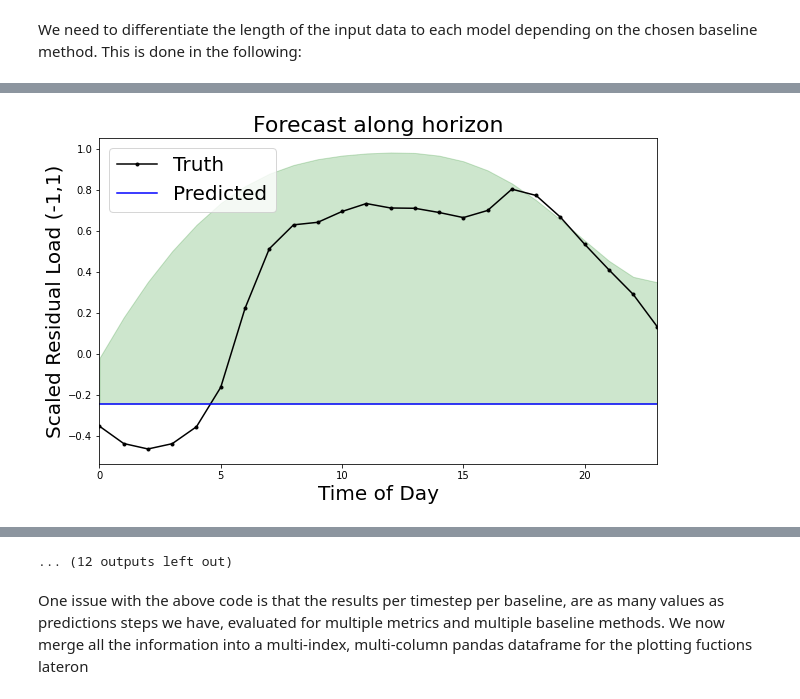
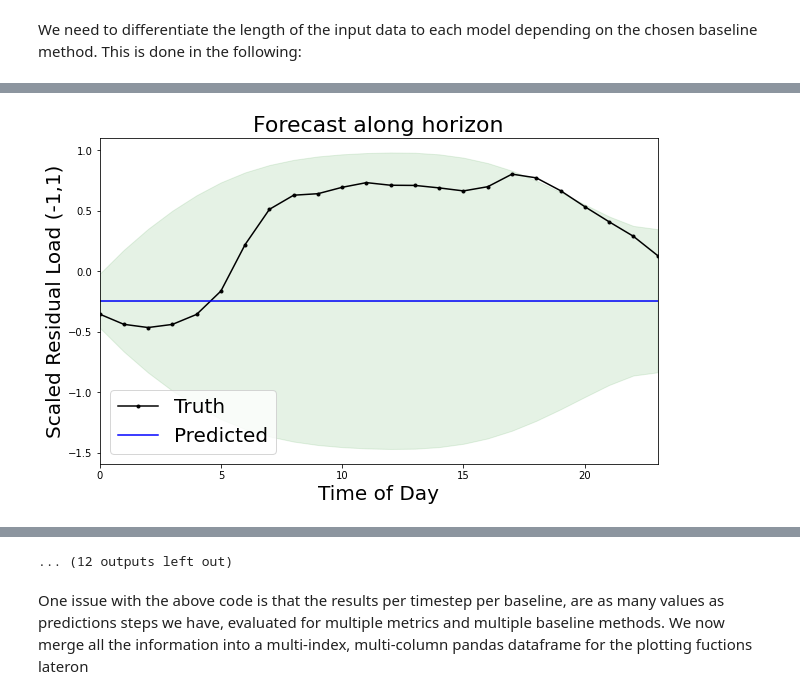
Before and after one commit to sogno-platform/proloaf, a Jupyter notebook: notebooks/Train and Benchmark Models.ipynb, the cells around one changed output, grey strips where cells are left out. Saved outputs shown, nothing was run; the diff lists cells and outputs as text; code cells hidden in the pictures.

Commit message:
fixed error in upper and lower bounds
Signed-off-by: Gonca Gürses-Tran <gguerses@eonerc.rwth-aachen.de>

```diff
--- a/notebooks/Train and Benchmark Models.ipynb
+++ b/notebooks/Train and Benchmark Models.ipynb
@@ -38,7 +38,7 @@ if not os.path.exists(OUTDIR):
     os.makedirs(OUTDIR)
 
 SCALE_DATA = True
-LIMIT_HISTORY = PAR["history_horizon"]
+LIMIT_HISTORY = 365
 SLIDING_WINDOW = 1
 DAY_FIRST = True
 ORDER = (3, 1, 0)
@@ -252,7 +267,7 @@ if sarima_model == None:
         lag=PERIODICITY*SEASONALITY,
         m=SEASONALITY,
         train_limit=LIMIT_HISTORY,
-        grid_search = PAR['exploration']
+        grid_search = True
     )
 else: logger.info("Loaded existing fitted SARIMA model from {!s}".format(OUTDIR))
 baselines.save_baseline(OUTDIR, sarima_model, name='SARIMA', save_predictions=False)
@@ -400,23 +452,23 @@ Last but not least we add one baseline method from the econometrics field that i
 #GARCH
 mean = None
 p = 1
-q = 1
+q = 2
 # e.g. Garch (p'=1,q'=1) has the Arch order 1(past residuals squared) and the Garch order 1(past variance:=sigma^2)
 # in comparison, ARMA (p=1,p=1) has AR order 1(past observations) and MA order 1(past residuals)
-# --> this is why we just use the computed mean by sarimax (called SARIMAX_expected_values here)
+# --> this is why we just use the computed mean by sarimax (called SARIMA_expected_values here)
 # why not more than one Garch component? when forecasting market returns e.g.,
 # all the effects of conditional variance of t-2 are contained in the conditional variance t-1
 # p: is arch order and q ist garch order
-# arch component is nearly equivalent to the MA component of SARIMAX_expected_values here --> p' = q
-# garch component is nearly equivalent to the AR component of SARIMAX -->q'= p
-mean = SARIMAX_expected_values
+# arch component is nearly equivalent to the MA component of SARIMA_expected_values here --> p' = q
+# garch component is nearly equivalent to the AR component of SARIMA -->q'= p
+mean = SARIMA_expected_values
 GARCH_expected_values, GARCH_y_pred_upper, GARCH_y_pred_lower = \
     baselines.GARCH_predictioninterval(df_train[target], df_val[target], PAR['forecast_horizon'],
                                        mean_forecast=mean, p=p, q=q, alpha=ALPHA, limit_steps=NUM_PRED,
                                        periodicity=PERIODICITY)
-mean_forecast.append(mean)
-upper_PI.append(GARCH_y_pred_upper)
-lower_PI.append(GARCH_y_pred_lower)
+mean_forecast.append(mean[PAR['history_horizon']:])
+upper_PI.append(GARCH_y_pred_upper[PAR['history_horizon']:])
+lower_PI.append(GARCH_y_pred_lower[PAR['history_horizon']:])
 baseline_method.append('garch')
 # %% [output]
 Train a General autoregressive conditional heteroeskedasticity (GARCH) model...
@@ -516,54 +538,25 @@ for i, mean in enumerate(mean_forecast):
     if mean is None:
         # skip if no mean prediciton
         continue
-    print(f"{mean = }")
-    print(f"{y_val_1D = }")
-    if len(mean) - PAR["forecast_horizon"] == len(y_val_1D):
-        (
-            results[baseline_method[i]],
-            results_per_timestep[baseline_method[i]],
-            results_per_sample[i],
-            true_values[i],
-            forecasts[i],
-            upper_limits[i],
-            lower_limits[i],
-        ) = baselines.eval_forecast(
-            config=PAR,
-            forecasts=mean[
-                PAR["forecast_horizon"] : PAR["forecast_horizon"] + NUM_PRED
-            ],
-            endog_val=y_val_1D[:NUM_PRED, :],
-            upper_limits=upper_PI[i][
-                PAR["forecast_horizon"] : PAR["forecast_horizon"] + NUM_PRED, :
-            ],
-            lower_limits=lower_PI[i][
-                PAR["forecast_horizon"] : PAR["forecast_horizon"] + NUM_PRED, :
-            ],
-            path=OUTDIR,
-            model_name="test" + baseline_method[i],
-            analyzed_metrics_avg=analyzed_metrics_avg,
-            analyzed_metrics_sample=analyzed_metrics_sample,
-            analyzed_metrics_timesteps=analyzed_metrics_ts,
-        )
-    else:
-        (
-            results[baseline_method[i]],
-            results_per_timestep[baseline_method[i]],
-            results_per_sample[i],
-            true_values[i],
-            forecasts[i],
-            upper_limits[i],
-            lower_limits[i],
-        ) = baselines.eval_forecast(
-            config=PAR,
-            forecasts=mean[:NUM_PRED],
-            endog_val=y_val_1D[:NUM_PRED, :],
-            upper_limits=upper_PI[i][:NUM_PRED],
-            lower_limits=lower_PI[i][:NUM_PRED],
-            path=OUTDIR,
-            model_name="test" + baseline_method[i],
-            analyzed_metrics_avg=analyzed_metrics_avg,
-            analyzed_metrics_sample=analyzed_metrics_sample,
-            analyzed_metrics_timesteps=analyzed_metrics_ts,
-        )
+    print(f"{baseline_method[i] = }")
+    (
+        results[baseline_method[i]],
+        results_per_timestep[baseline_method[i]],
+        results_per_sample[i],
+        true_values[i],
+        forecasts[i],
+        upper_limits[i],
+        lower_limits[i],
+    ) = baselines.eval_forecast(
+        config=PAR,
+        forecasts=mean[:NUM_PRED],
+        endog_val=y_val_1D[:NUM_PRED, :],
+        upper_limits=upper_PI[i][:NUM_PRED],
+        lower_limits=lower_PI[i][:NUM_PRED],
+        path=OUTDIR,
+        model_name="test" + baseline_method[i],
+        analyzed_metrics_avg=analyzed_metrics_avg,
+        analyzed_metrics_sample=analyzed_metrics_sample,
+        analyzed_metrics_timesteps=analyzed_metrics_ts,
+    )
 # %% [output]
@@ -628 +573 @@ mean = array([[-0.1110271 , -0.1110271 , -0.1110271 , ..., -0.1110271 ,
-[figure, old version]
+[figure, new version]
```
Also changed, not shown: parts of 21 cells of this notebook, 4 other files.
